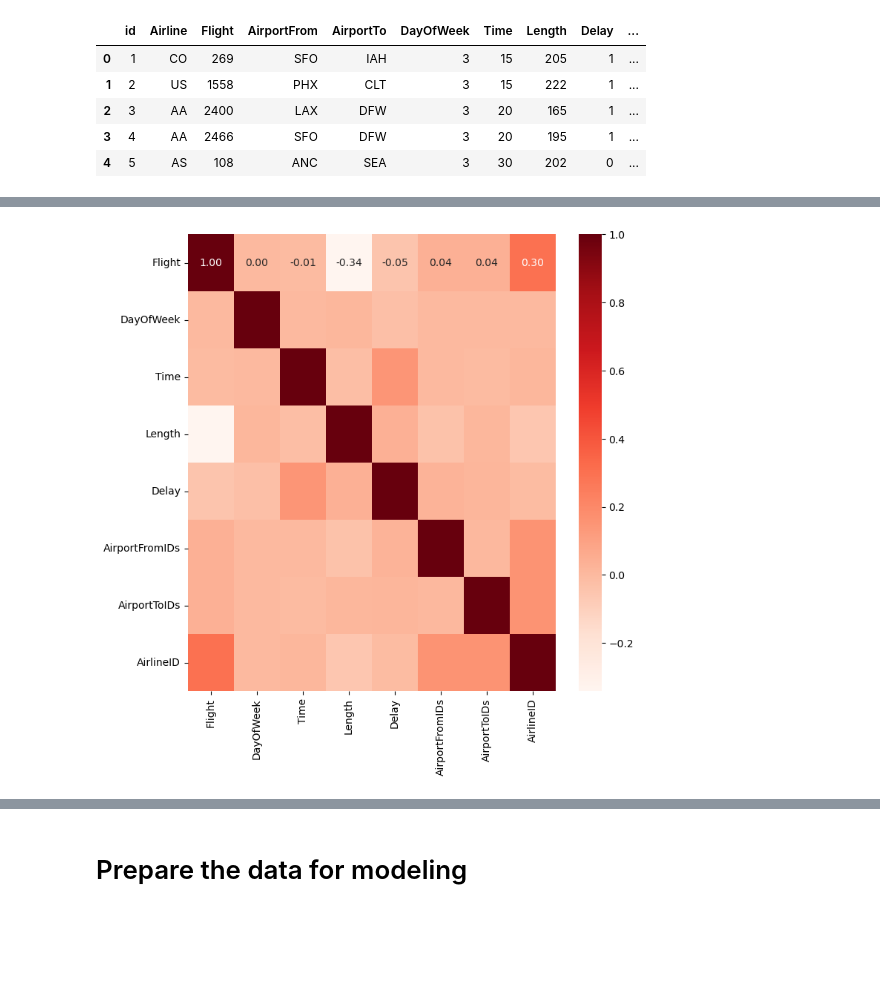
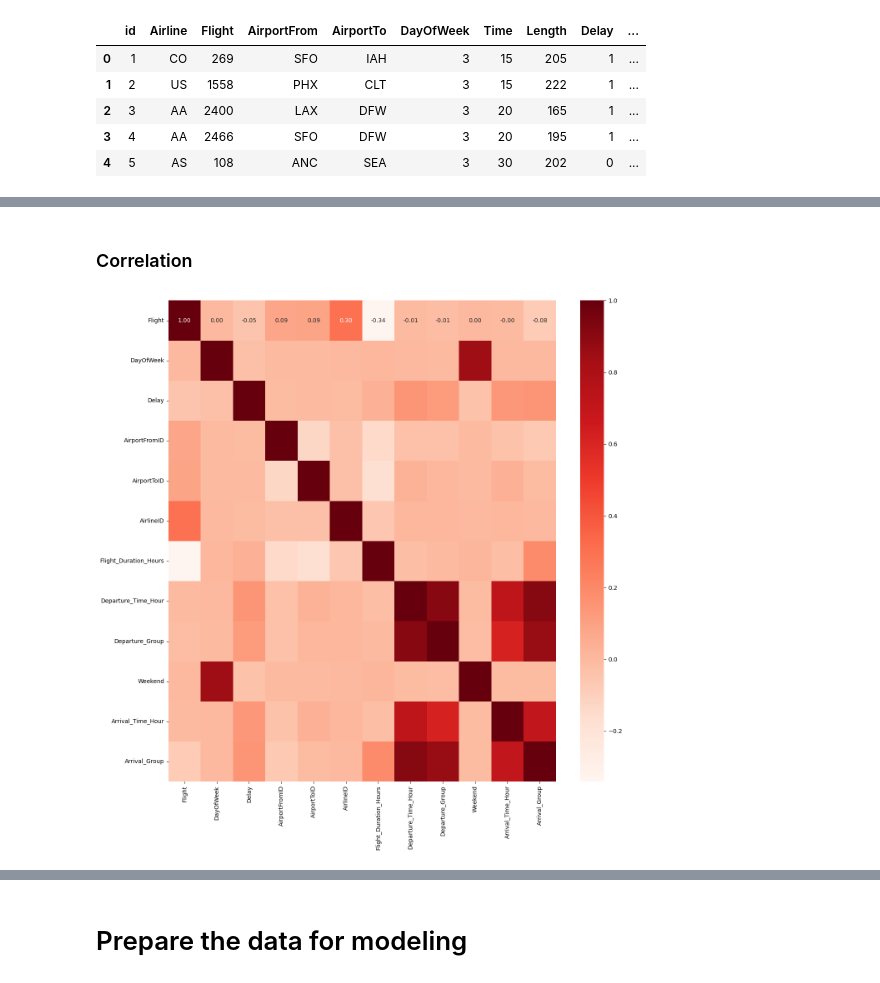
Before and after one commit to stacjstaton/ai-project2-flight-delay-predictions, a Jupyter notebook: DecisionTreeModel.ipynb, the cells around one changed output, grey strips where cells are left out. Saved outputs shown, nothing was run; the diff lists cells and outputs as text; code cells hidden in the pictures; blank space fills up the shorter version.

```diff
--- a/DecisionTreeModel.ipynb
+++ b/DecisionTreeModel.ipynb
@@ -188,0 +171,9 @@ encoded_df.head()
+# %%
+# Encode the Length as hours and rename it to make it clearer what it is
+encoded_df['Flight_Duration_Hours'] = encoded_df['Length'] / 60
+
+# Encode the Time column as hours and rename it to make it clear what it is
+encoded_df['Departure_Time_Hour'] = encoded_df['Time'] / 60
+
+# Drop the Time and Length columns since we don't need these for our features
+encoded_df.drop(columns=['Length', 'Time'], inplace=True)
@@ -188,0 +227,4 @@ encoded_df.head()
+# %%
+# Group days into weekends (0 = weekday and 1 = weekend)
+encoded_df['Weekend'] = encoded_df['DayOfWeek'].apply(lambda x: 1 if x >= 5 else 0)
+encoded_df.head()
@@ -188,0 +238,12 @@ encoded_df.head()
+# %%
+# Create a column for the hour the flight arrived at its destination after being delayed
+
+arrival_time = []
+for i in range(0,len(encoded_df)):
+    if ((encoded_df['Departure_Time_Hour'][i] + encoded_df['Flight_Duration_Hours'][i]) >=24):
+        arrival_time.append((encoded_df['Departure_Time_Hour'][i] + encoded_df['Flight_Duration_Hours'][i])-24)
+    else:
+        arrival_time.append(encoded_df['Departure_Time_Hour'][i] + encoded_df['Flight_Duration_Hours'][i])
+
+encoded_df['Arrival_Time_Hour'] = arrival_time
+encoded_df.head()
@@ -188,0 +257,17 @@ encoded_df.head()
+# %%
+# Group arrivals like we grouped departures, based on time of day
+# 0 = Morning | 1 = Afternoon | 2 = Evening | 3 = Late Night
+
+arrival_group = []
+for i in range(0,len(df)):
+    if ((encoded_df['Arrival_Time_Hour'][i] >= 5) & (encoded_df['Arrival_Time_Hour'][i] < 12)):
+        arrival_group.append(0)
+    elif ((encoded_df['Arrival_Time_Hour'][i] >= 12) & (encoded_df['Arrival_Time_Hour'][i] < 17)):
+        arrival_group.append(1)
+    elif ((encoded_df['Arrival_Time_Hour'][i] >= 17) & (encoded_df['Arrival_Time_Hour'][i] < 21)):
+        arrival_group.append(2)
+    else:
+        arrival_group.append(3)
+
+encoded_df['Arrival_Group'] = arrival_group
+encoded_df.head()
@@ -189,8 +303,10 @@ encoded_df.head()
+# %% [markdown]
+### Correlation
 # %%
 # Create a correlation matrix to see how features are related
-plt.figure(figsize=(8,8))
+plt.figure(figsize=(15,15))
 cor = encoded_df.corr()
 sns.heatmap(cor, annot=True, cmap=plt.cm.Reds, fmt='.2f')
 plt.show()
 # %% [output]
-[figure, old version]
+[figure, new version]
```
Also changed, not shown: parts of 28 cells of this notebook, 3 other files.
